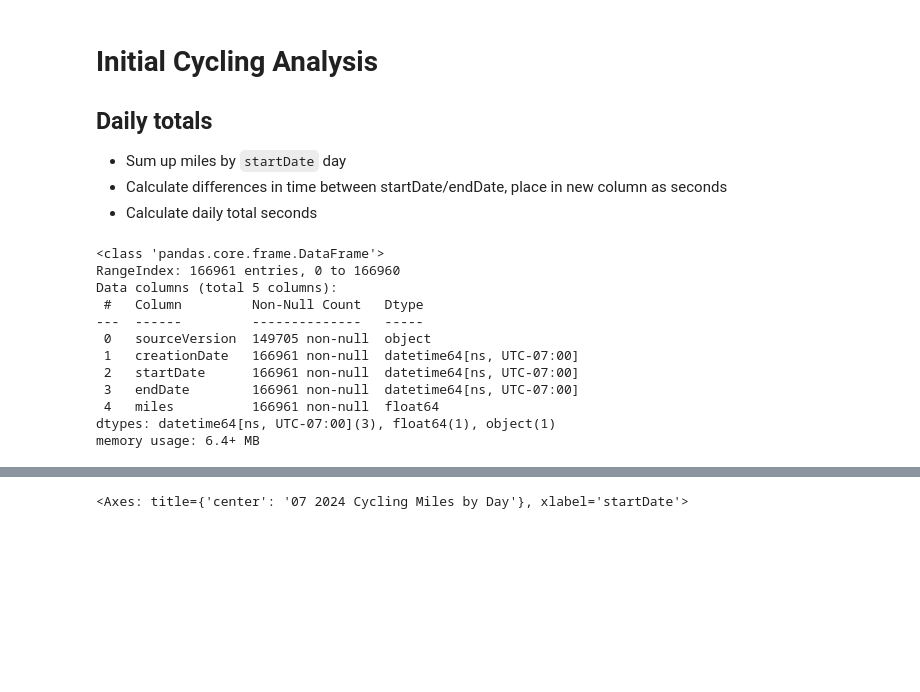
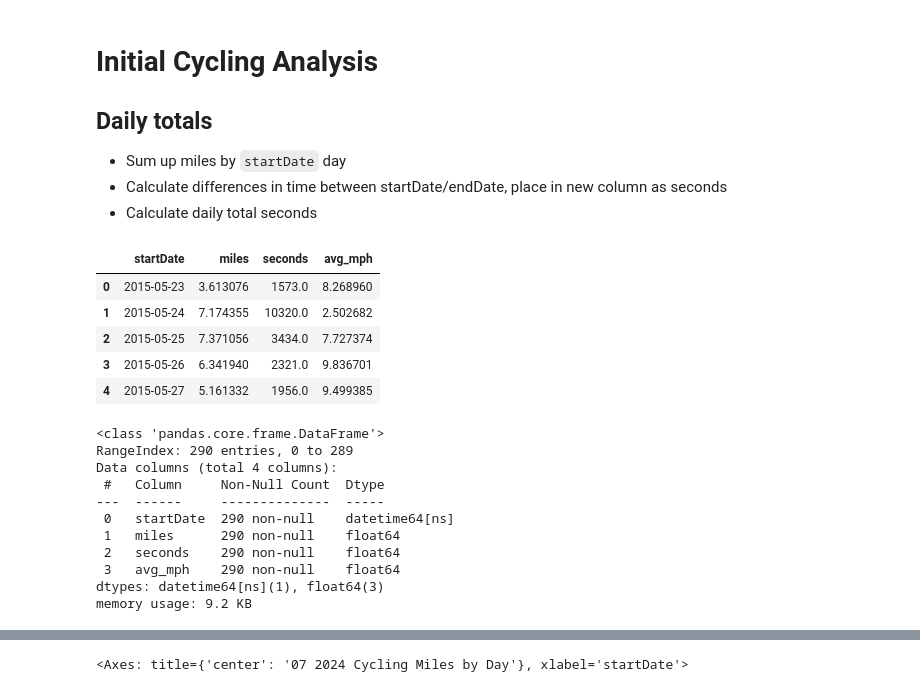
Before and after one commit to bkdevart/health_data, a Jupyter notebook: cycling_analysis.ipynb, the cells around one changed output, grey strips where cells are left out. Saved outputs shown, nothing was run; the diff lists cells and outputs as text; code cells hidden in the pictures; blank space fills up the shorter version.

```diff
--- a/cycling_analysis.ipynb
+++ b/cycling_analysis.ipynb
@@ -19,18 +9,27 @@ df.head()
 - Sum up miles by `startDate` day
 - Calculate differences in time between startDate/endDate, place in new column as seconds
 - Calculate daily total seconds
+# %%
+df = pd.read_csv('cleaned_data/daily_cycling.csv', parse_dates=['startDate'])
+df.head()
+# %% [output]
+|  | startDate | miles | seconds | avg_mph |
+| 0 | 2015-05-23 | 3.613076 | 1573.0 | 8.268960 |
+| 1 | 2015-05-24 | 7.174355 | 10320.0 | 2.502682 |
+| 2 | 2015-05-25 | 7.371056 | 3434.0 | 7.727374 |
+| 3 | 2015-05-26 | 6.341940 | 2321.0 | 9.836701 |
+| 4 | 2015-05-27 | 5.161332 | 1956.0 | 9.499385 |
 # %%
 df.info()
 # %% [output]
 <class 'pandas.core.frame.DataFrame'>
-RangeIndex: 166961 entries, 0 to 166960
-Data columns (total 5 columns):
- #   Column         Non-Null Count   Dtype
----  ------         --------------   -----
- 0   sourceVersion  149705 non-null  object
- 1   creationDate   166961 non-null  datetime64[ns, UTC-07:00]
- 2   startDate      166961 non-null  datetime64[ns, UTC-07:00]
- 3   endDate        166961 non-null  datetime64[ns, UTC-07:00]
- 4   miles          166961 non-null  float64
-dtypes: datetime64[ns, UTC-07:00](3), float64(1), object(1)
-memory usage: 6.4+ MB
+RangeIndex: 290 entries, 0 to 289
+Data columns (total 4 columns):
+ #   Column     Non-Null Count  Dtype
+---  ------     --------------  -----
+ 0   startDate  290 non-null    datetime64[ns]
+ 1   miles      290 non-null    float64
+ 2   seconds    290 non-null    float64
+ 3   avg_mph    290 non-null    float64
+dtypes: datetime64[ns](1), float64(3)
+memory usage: 9.2 KB
```
Also changed, not shown: parts of 12 cells of this notebook, 1 other file.
